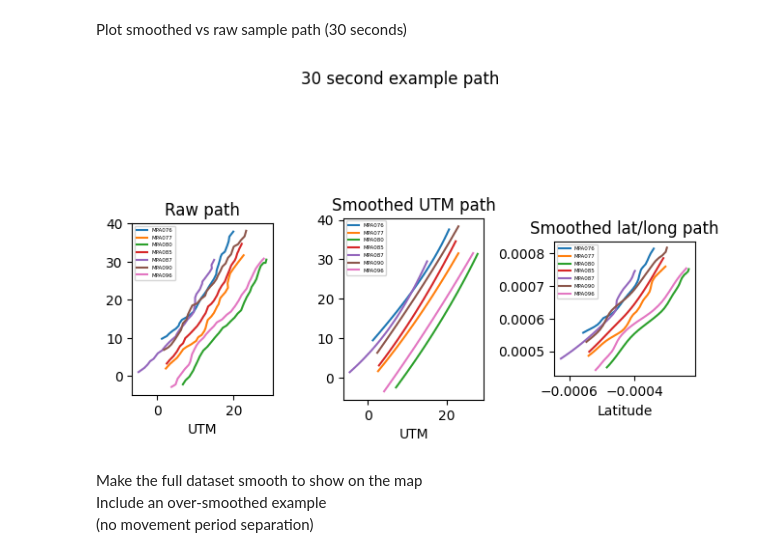
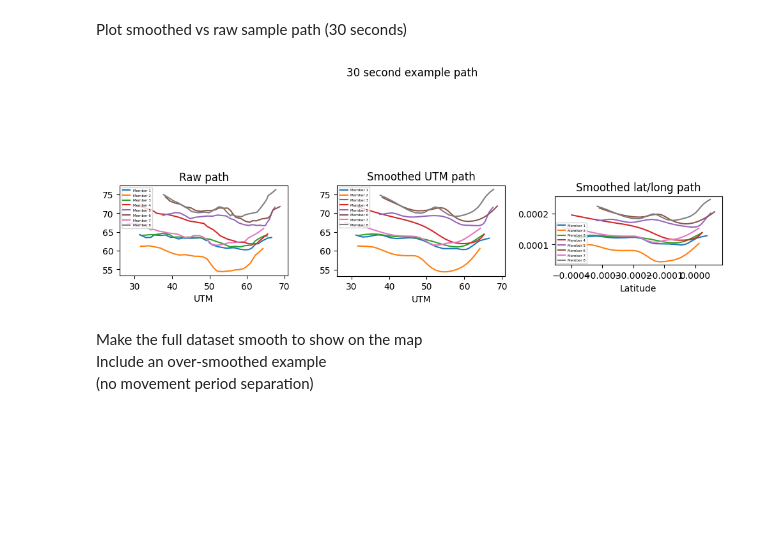
Before and after one commit to Tufts-University/FLOCK, a Jupyter notebook: Tutorials/Path-Smoothing.ipynb, the cells around one changed output. Drawn from its saved outputs; the diff is of its cells as text; code cells hidden in the pictures; blank space fills up the shorter version.

Commit message:
Updated simulation data and some tutorials

```diff
--- a/Tutorials/Path-Smoothing.ipynb
+++ b/Tutorials/Path-Smoothing.ipynb
@@ -18,7 +17,7 @@ os.chdir(os.getcwd()+r'\Tutorials')
 Load data
 # %%
 # Initialize path to data (UTM-converted datasets)
-data_dir = os.getcwd() + '\\Data\\csv\\UTM_data'
+data_dir = os.getcwd() + '\\SampleData'
 
 # Load datasets (just a couple)
 raw_datasets = DataLoading.load_data(data_dir)[:2]
@@ -51,7 +48,7 @@ smooth_rucks_LAT = Preprocessing.spline_smoothing(rucks, s=3e-9, UTM=False)
 # %% [markdown]
 Plot smoothed vs raw sample path (30 seconds)
 # %%
-fig, ax = plt.subplots(1, 3)
+fig, ax = plt.subplots(1, 3, figsize=(10,5))
 
 # plot raw (interpolated) paths
 for name in rucks[0].UTM_x.columns:
@@ -59,34 +56,34 @@ for name in rucks[0].UTM_x.columns:
 ax[0].set_aspect(1)
 ax[0].set_title('Raw path')
 ax[0].set_xlabel('UTM')
 ax[0].legend(fontsize=4)
 
 # plot smooth UTM paths
 for name in smooth_rucks_UTM[0].UTM_x.columns:
     smooth_rucks_UTM[0][100:130].plot(ax=ax[1], x=('UTM_x', name), y=('UTM_y', name), label=name)
 ax[1].set_aspect(1)
 ax[1].set_title('Smoothed UTM path')
 ax[1].set_xlabel('UTM')
 ax[1].legend(fontsize=4)
 
 # plot smooth coordinate paths
 for name in smooth_rucks_LAT[0].latitude.columns:
     smooth_rucks_LAT[0][100:130].plot(ax=ax[2], x=('longitude', name), y=('latitude', name), label=name)
 ax[2].set_aspect(1)
 ax[2].set_title('Smoothed lat/long path')
 ax[2].set_xlabel('Latitude')
 ax[2].legend(fontsize=4)
 
 # get rid of offset values on axis labels
 for axes in ax:
     plt.setp(axes.get_xaxis().get_offset_text(), visible=False)
     plt.setp(axes.get_yaxis().get_offset_text(), visible=False)
 
 # add title
 plt.suptitle('30 second example path')
 plt.tight_layout()
 # %% [output]
-[figure, old version]
+[figure, new version]
 # %% [markdown]
 Make the full dataset smooth to show on the map
 <br>
```
Also changed, not shown: parts of 3 cells of this notebook, 7 other files.
